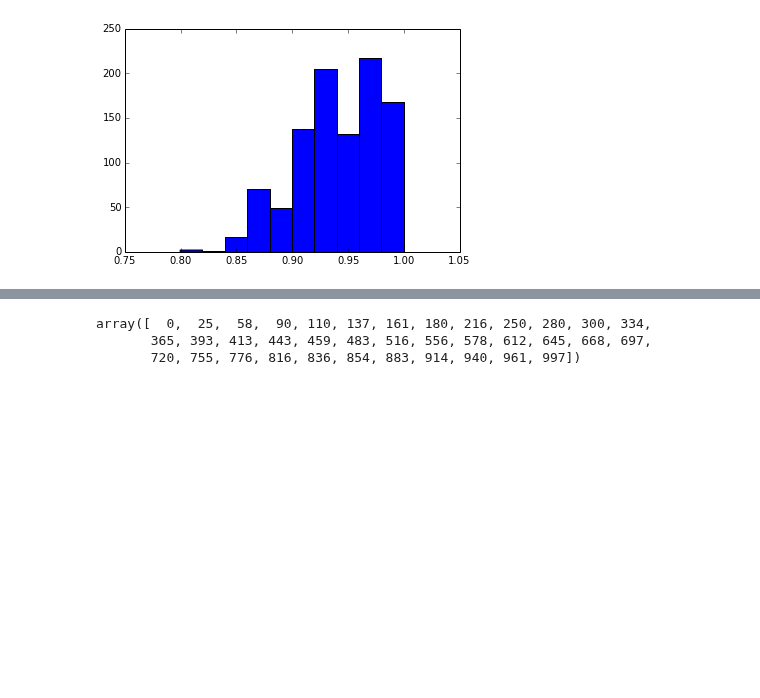
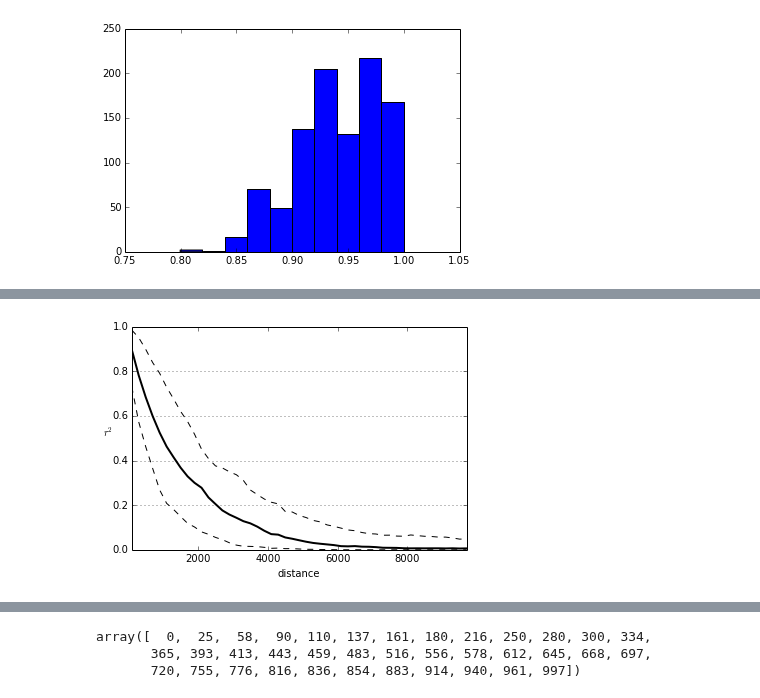
Before and after one commit to alimanfoo/anhima, a Jupyter notebook: examples/ld.ipynb, the cells around one changed output, grey strips where cells are left out. Saved outputs shown, nothing was run; the diff lists cells and outputs as text; code cells hidden in the pictures; blank space fills up the shorter version.

```diff
--- a/examples/ld.ipynb
+++ b/examples/ld.ipynb
@@ -68,0 +95,4 @@ anhima.ld.plot_ld_separation(r_squared);
+# %%
+anhima.ld.plot_ld_decay_by_distance(cor, dist, bins=np.arange(0, 10000, 200));
+# %% [output]
+[figure, added]
```
Also changed, not shown: parts of 39 cells of this notebook, 7 other files.
